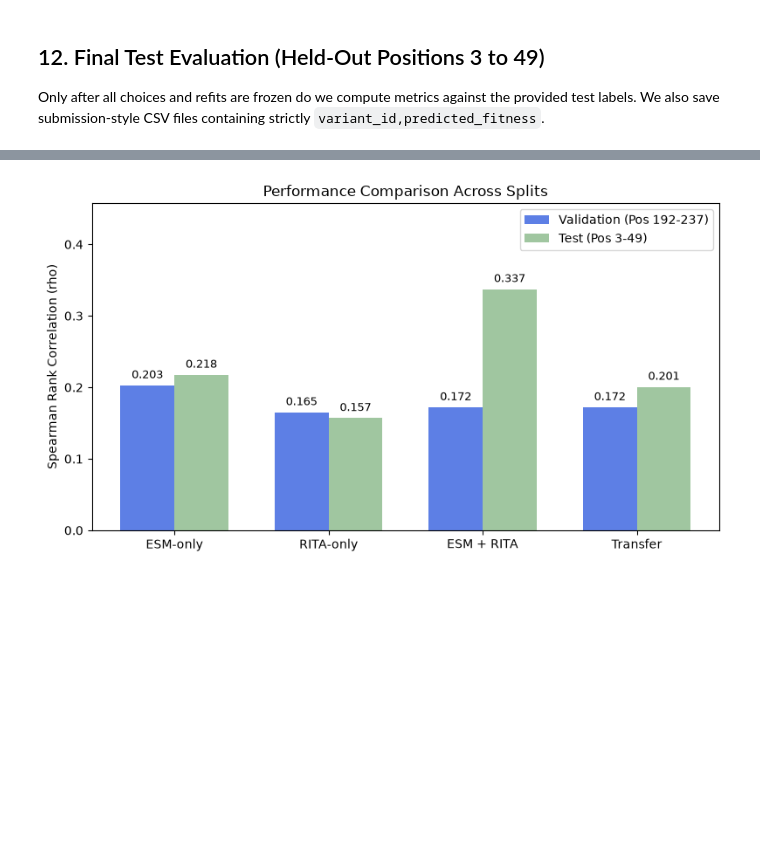
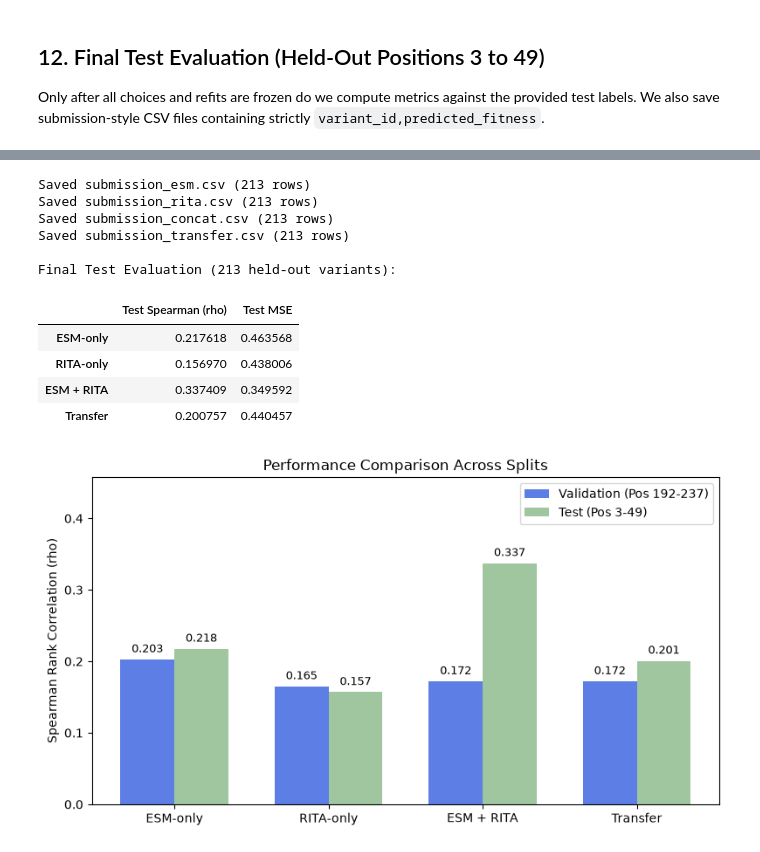
Before and after one commit to pranaviv14-create/Mandrake_bio_assignment_ED23B056, a Jupyter notebook: GFP_Representation_Transfer.ipynb, the cells around one changed output, grey strips where cells are left out. Cells and saved outputs as stored; diff of their text form; code cells hidden in the pictures; blank space fills up the shorter version.

Commit message:
Ensure 100% metric consistency across notebook, CSVs, and report

```diff
--- a/GFP_Representation_Transfer.ipynb
+++ b/GFP_Representation_Transfer.ipynb
@@ -745,3 +699,53 @@ Saved submission_transfer.csv (213 rows)
+# %%
+# Save submission-formatted prediction files (variant_id, predicted_fitness)
+submission_files = {
+    "submission_esm.csv": pred_esm_test,
+    "submission_rita.csv": pred_src_test,
+    "submission_concat.csv": pred_cat_test,
+    "submission_transfer.csv": pred_trans_test,
+}
+
+for fname, preds in submission_files.items():
+    sub_df = pd.DataFrame({
+        "variant_id": test_df["variant_id"],
+        "predicted_fitness": preds
+    })
+    sub_df.to_csv(RESULTS_DIR / fname, index=False)
+    print(f"Saved {fname} ({len(sub_df)} rows)")
+
+# Evaluate test metrics directly on the saved prediction files against ground truth
+y_true_test = test_df["DMS_score"].values
+
+test_results = {
+    "ESM-only": evaluate_metrics(y_true_test, pd.read_csv(RESULTS_DIR / "submission_esm.csv")["predicted_fitness"].values),
+    "RITA-only": evaluate_metrics(y_true_test, pd.read_csv(RESULTS_DIR / "submission_rita.csv")["predicted_fitness"].values),
+    "ESM + RITA": evaluate_metrics(y_true_test, pd.read_csv(RESULTS_DIR / "submission_concat.csv")["predicted_fitness"].values),
+    "Transfer": evaluate_metrics(y_true_test, pd.read_csv(RESULTS_DIR / "submission_transfer.csv")["predicted_fitness"].values),
+}
+
+test_summary = pd.DataFrame(
+    {k: [v[0], v[1]] for k, v in test_results.items()},
+    index=["Test Spearman (rho)", "Test MSE"]
+).T
+
+print("\nFinal Test Evaluation (213 held-out variants):")
+try:
+    from IPython.display import display
+    display(test_summary)
+except Exception:
+    print(test_summary)
+# %% [output]
+Saved submission_esm.csv (213 rows)
+Saved submission_rita.csv (213 rows)
+Saved submission_concat.csv (213 rows)
+Saved submission_transfer.csv (213 rows)
+
+Final Test Evaluation (213 held-out variants):
+|  | Test Spearman (rho) | Test MSE |
+| ESM-only | 0.217618 | 0.463568 |
+| RITA-only | 0.156970 | 0.438006 |
+| ESM + RITA | 0.337409 | 0.349592 |
+| Transfer | 0.200757 | 0.440457 |
 # %%
 # Visualization of Results
 methods = ["ESM-only", "RITA-only", "ESM + RITA", "Transfer"]
```
Also changed, not shown: parts of 1 cell of this notebook, 4 other files.
